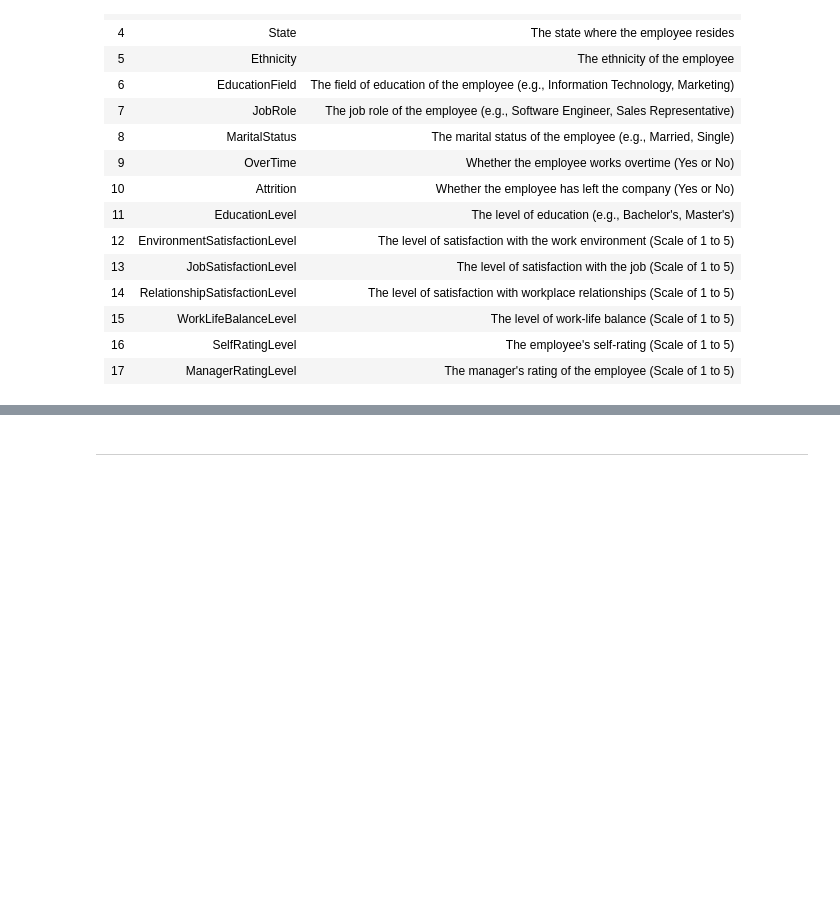
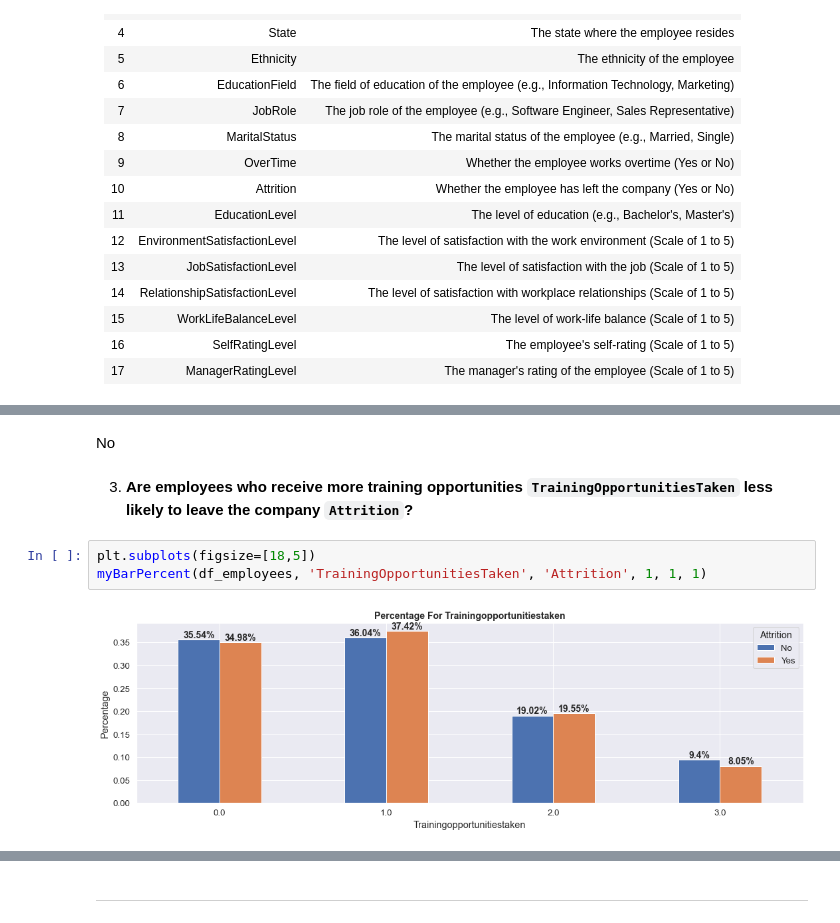
Before and after one commit to 1145267383/HR_Project, a Jupyter notebook: 02-DEA_Questions/01-Python_DEA.ipynb, the cells around one changed output, grey strips where cells are left out. Cells and saved outputs as stored; diff of their text form; blank space fills up the shorter version.

```diff
--- a/02-DEA_Questions/01-Python_DEA.ipynb
+++ b/02-DEA_Questions/01-Python_DEA.ipynb
@@ -286,0 +393,9 @@ ____________________________
+# %% [markdown]
+No
+# %% [markdown]
+3. **Are employees who receive more training opportunities `TrainingOpportunitiesTaken` less likely to leave the company `Attrition`?**
+# %%
+plt.subplots(figsize=[18,5])
+myBarPercent(df_employees, 'TrainingOpportunitiesTaken', 'Attrition', 1, 1, 1)
+# %% [output]
+[figure, added]
```
Also changed, not shown: parts of 35 cells of this notebook.
